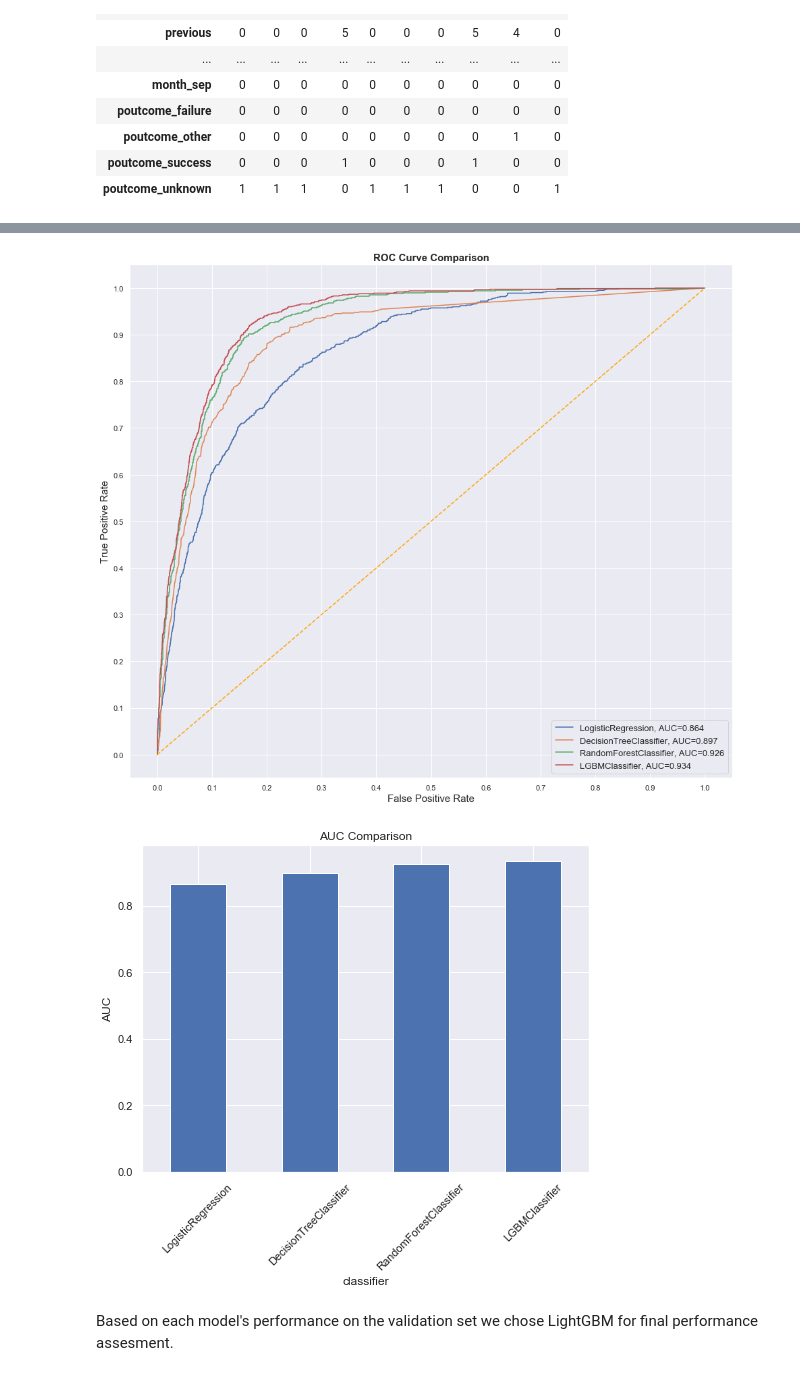
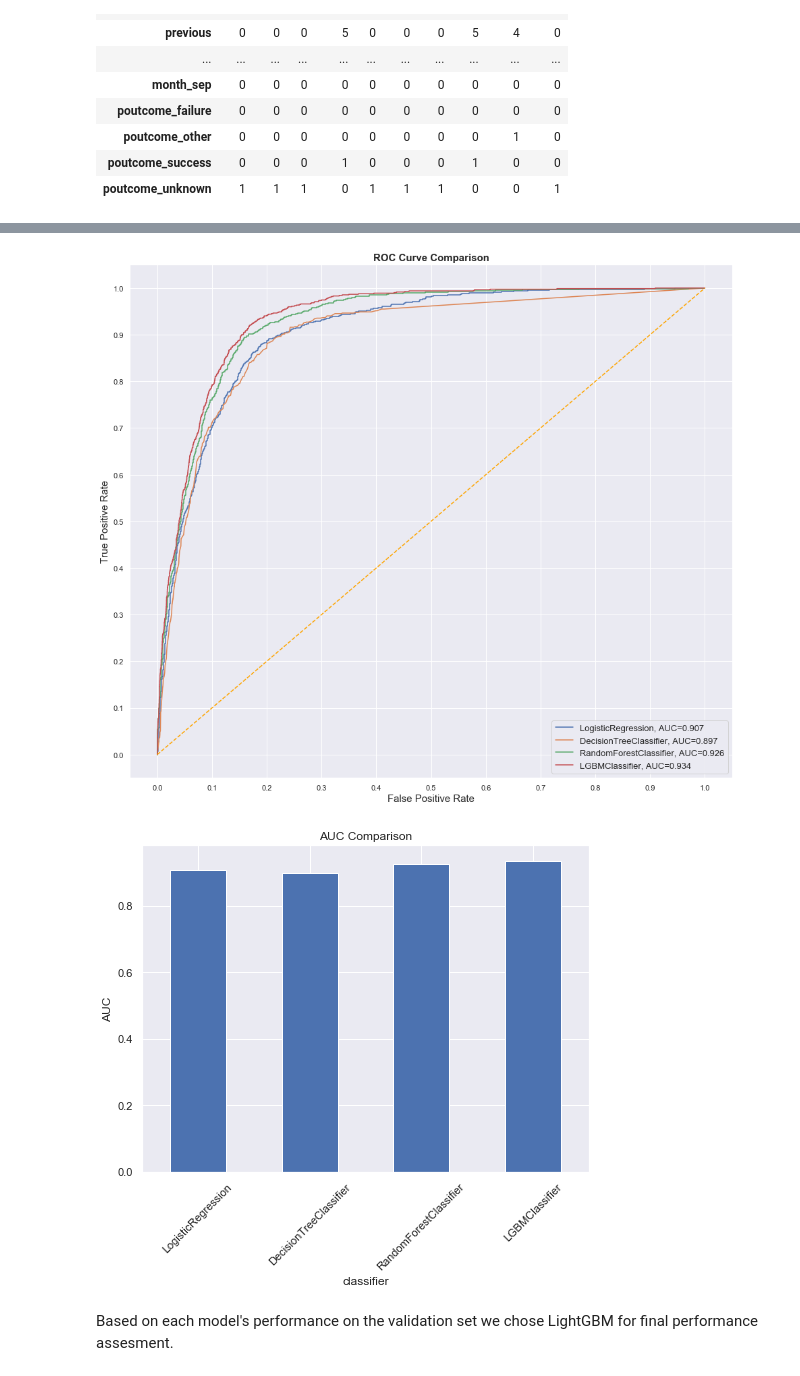
Before and after one commit to jphietala/bank-subscription-prediction, a Jupyter notebook: modeling-full.ipynb, the cells around one changed output, grey strips where cells are left out. Cells and saved outputs as stored; diff of their text form; code cells hidden in the pictures.

```diff
--- a/modeling-full.ipynb
+++ b/modeling-full.ipynb
@@ -366,7 +407,7 @@ def plot_auc_bars(results):
     ax.set_ylabel("AUC")
 # %%
 # Instantiate the classfiers with best parameters tried out
-classifiers = [LogisticRegression(solver='lbfgs', random_state=42, n_jobs=-1),
+classifiers = [LogisticRegression(C=0.08858667904100823, solver='warn', penalty='l1', max_iter=2500, random_state=42, n_jobs=-1),
                DecisionTreeClassifier(max_depth=20,  min_samples_leaf=10, min_samples_split=120, random_state=42),
                RandomForestClassifier(n_estimators=1000, max_depth=20, min_samples_split=10, min_samples_leaf=1, random_state=42, n_jobs=-1),
                lgb.LGBMClassifier(random_state=42, n_jobs=-1)]
@@ -383,5 +426,5 @@ plot_auc_bars(results)
-[figure, old version]
+[figure, new version]
-[figure, old version]
+[figure, new version]
 # %% [markdown]
 Based on each model's performance on the validation set we chose LightGBM for final performance assesment.
 # %% [markdown]
```
Also changed, not shown: parts of 12 cells of this notebook, 1 other file.
